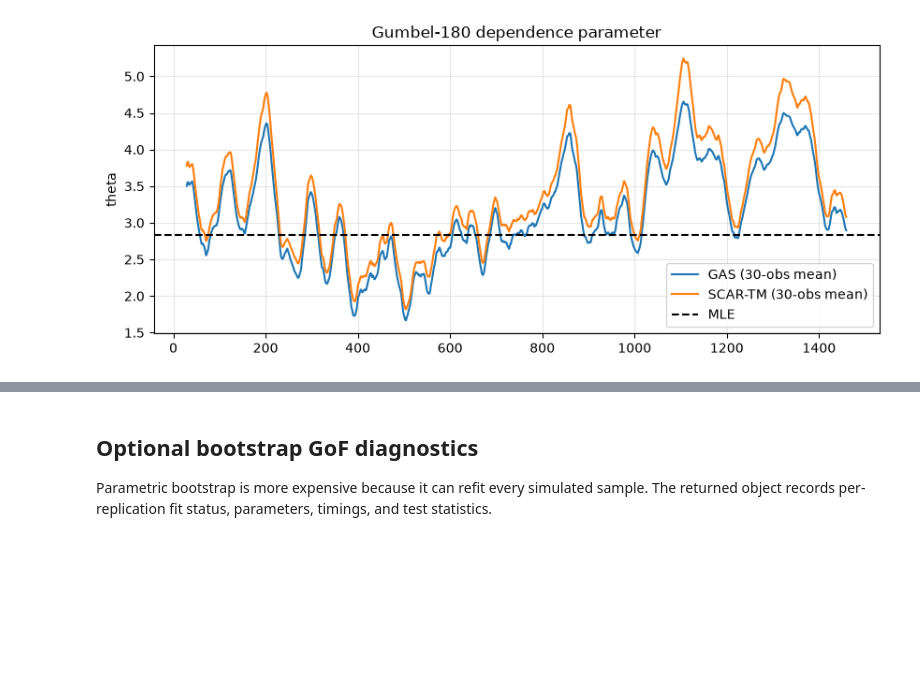
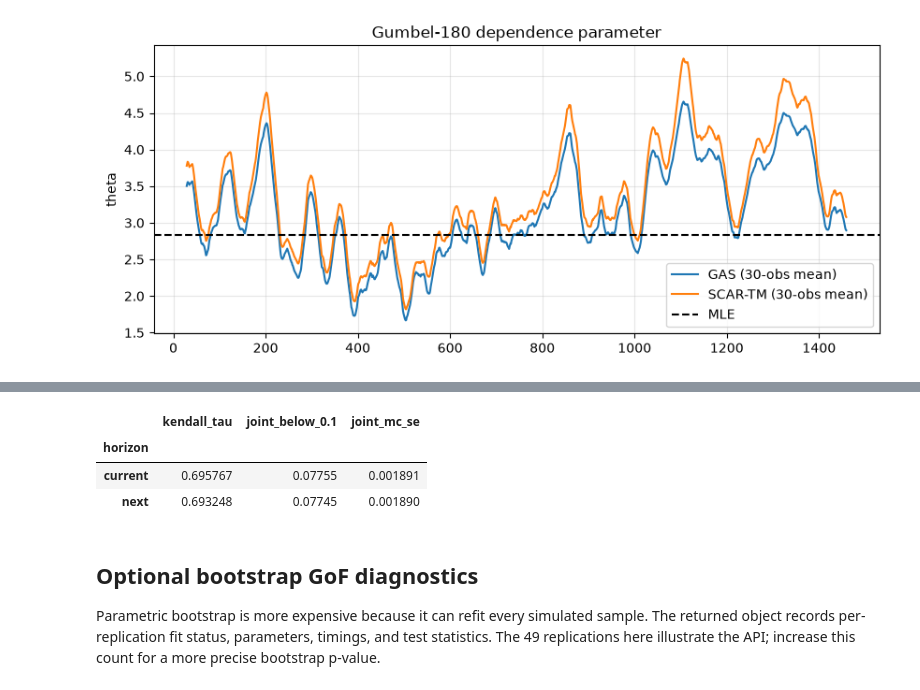
Before and after one commit to AANovokhatskiy/pyscarcopula, a Jupyter notebook: examples/02_bivariate.ipynb, the cells around one changed output, grey strips where cells are left out. Cells and saved outputs as stored; diff of their text form; code cells hidden in the pictures; blank space fills up the shorter version.

```diff
--- a/examples/02_bivariate.ipynb
+++ b/examples/02_bivariate.ipynb
@@ -166,9 +138,36 @@ pd.DataFrame(
+# %%
+N_PREDICT = 20_000
+TAIL_Q = 0.1
+horizon_rows = []
+
+for horizon in ("current", "next"):
+    draws = predict(
+        copula, u, scar_result, n=N_PREDICT, horizon=horizon,
+        rng=np.random.default_rng(SEED),
+    )
+    joint_probability = np.mean(np.all(draws < TAIL_Q, axis=1))
+    horizon_rows.append({
+        "horizon": horizon,
+        "kendall_tau": stats.kendalltau(draws[:, 0], draws[:, 1]).statistic,
+        f"joint_below_{TAIL_Q:g}": joint_probability,
+        "joint_mc_se": np.sqrt(
+            joint_probability * (1 - joint_probability) / N_PREDICT
+        ),
+    })
+
+pd.DataFrame(horizon_rows).set_index("horizon")
+# %% [output]
+|  | kendall_tau | joint_below_0.1 | joint_mc_se |
+| horizon |  |  |  |
+| current | 0.695767 | 0.07755 | 0.001891 |
+| next | 0.693248 | 0.07745 | 0.001890 |
 # %% [markdown]
 ## Optional bootstrap GoF diagnostics
 
 Parametric bootstrap is more expensive because it can refit every simulated
 sample. The returned object records per-replication fit status, parameters,
-timings, and test statistics.
+timings, and test statistics. The 49 replications here illustrate the API;
+increase this count for a more precise bootstrap p-value.
 # %%
 RUN_BOOTSTRAP = False
 
```
Also changed, not shown: parts of 15 cells of this notebook, 6 other files.
